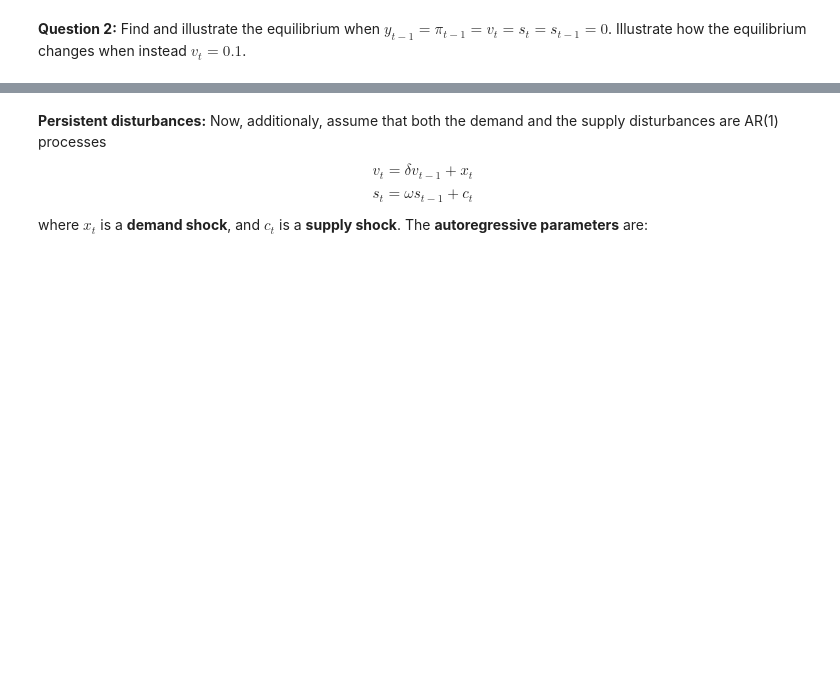
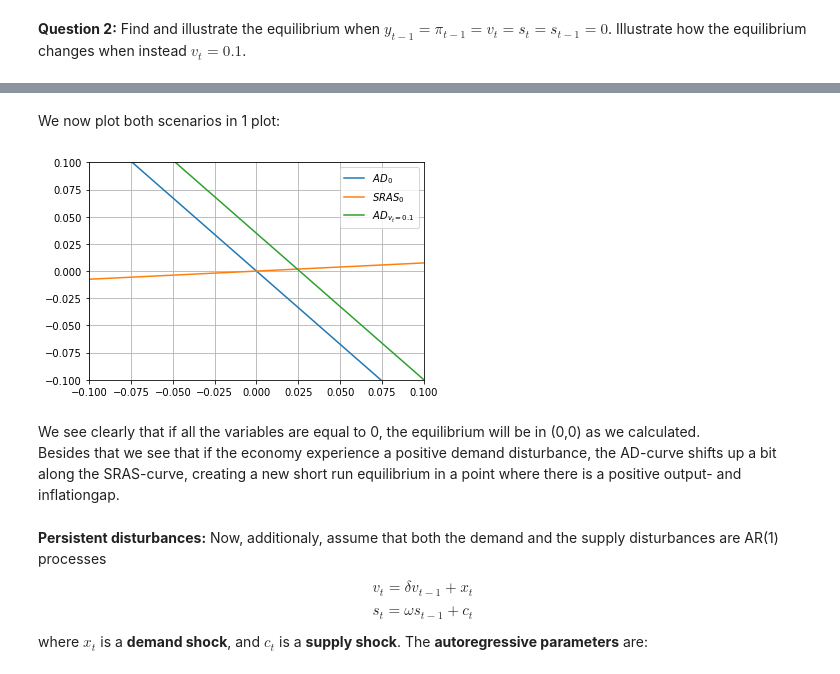
Before and after one commit to kzm266/projects-2019-anaconda-bois, a Jupyter notebook: examproject/exam_2019.ipynb, the cells around one changed output, grey strips where cells are left out. Drawn from its saved outputs; the diff is of its cells as text; code cells hidden in the pictures; blank space fills up the shorter version.

```diff
--- a/examproject/exam_2019.ipynb
+++ b/examproject/exam_2019.ipynb
@@ -393,3 +471,48 @@ y
+# %%
+def AD_curve(v):
+    alpha = par['alpha']
+    h = par['h']
+    b = par['b']
+    phi = par['phi']
+    gamma = par['gamma']
+
+    AD_values = []
+    i=-5
+    while i < 5:
+        AD_values.append(1/(h*alpha)*(v-(1+b*alpha)*i))
+        i+=1
+    return AD_values
+# %%
+def SRAS_curve(pi1,v,s,s1):
+    alpha = par['alpha']
+    h = par['h']
+    b = par['b']
+    phi = par['phi']
+    gamma = par['gamma']
+
+    SRAS_values = []
+    i=-5
+    while i <5:
+        SRAS_values.append(pi1 +gamma*i -phi*gamma*y1 +s -phi*s1)
+        i+=1
+    return SRAS_values
+# %% [markdown]
+We now plot both scenarios in 1 plot:
+# %%
+xline = np.linspace(-5,4,10)
+plt.plot(xline, AD_curve(0), label = '$AD_0$')
+plt.plot(xline, SRAS_curve(0,0,0,0), label = '$SRAS_0$')
+plt.plot(xline, AD_curve(0.1), label = '$AD_{v_t=0.1}$')
+plt.legend()
+plt.xlim(-0.1,0.1)
+plt.ylim(-0.1,0.1)
+plt.grid()
+plt.show()
+# %% [output]
+[figure, added]
+# %% [markdown]
+We see clearly that if all the variables are equal to 0, the equilibrium will be in (0,0) as we calculated.
+Besides that we see that if the economy experience a positive demand disturbance, the AD-curve shifts up a bit along the SRAS-curve, creating a new short run equilibrium in a point where there is a positive output- and inflationgap.
 # %% [markdown]
 **Persistent disturbances:** Now, additionaly, assume that both the demand and the supply disturbances are AR(1) processes
 
```
Also changed, not shown: parts of 20 cells of this notebook.
